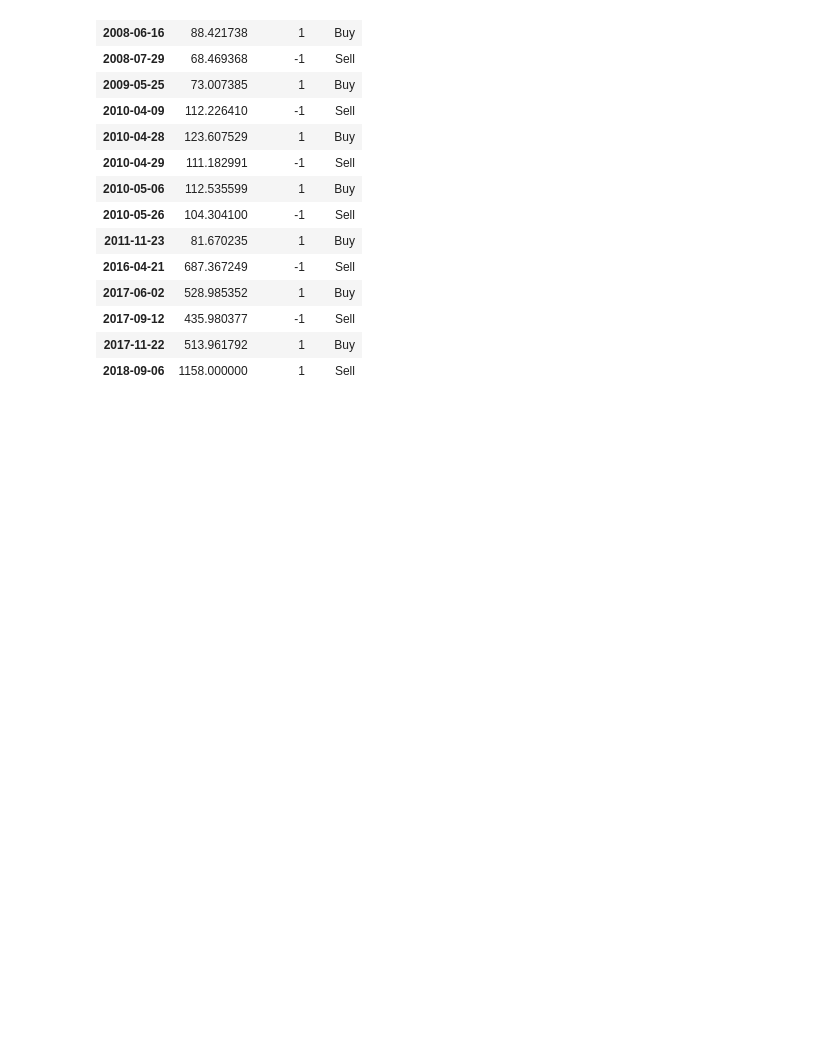
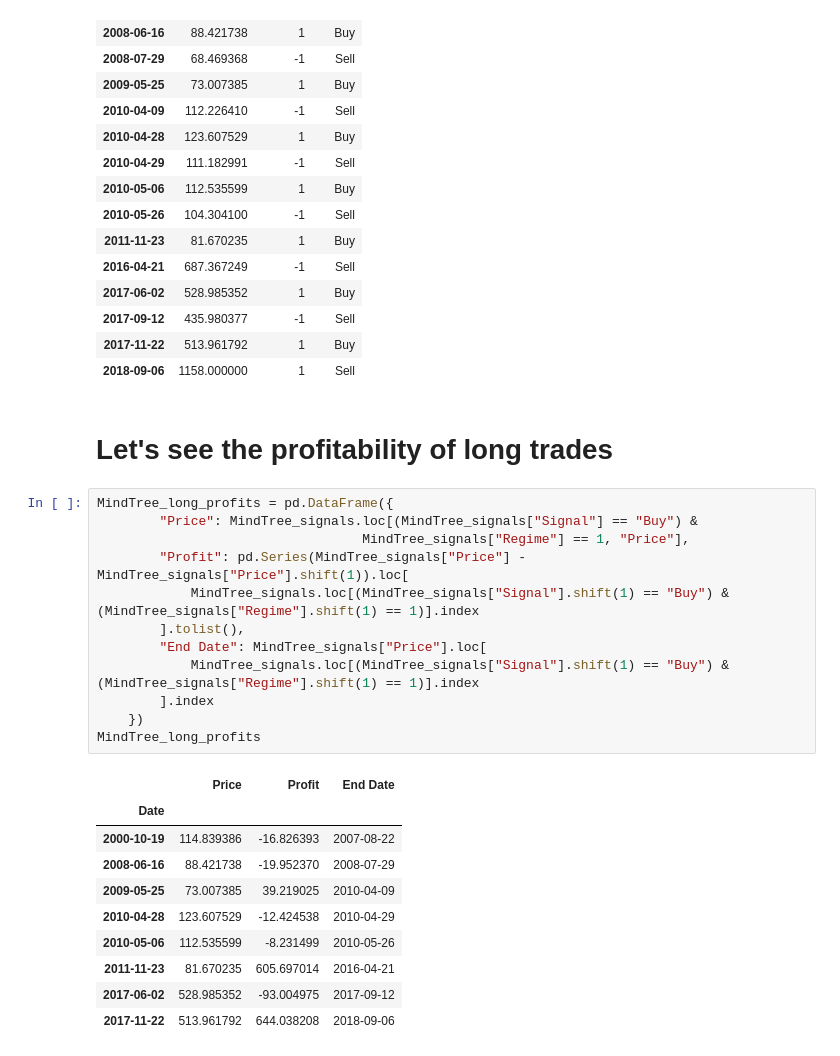
Before and after one commit to AI-Regime/StockInsider, a Jupyter notebook: notebooks/StockSignals.ipynb, the cells around one changed output. Saved outputs shown, nothing was run; the diff lists cells and outputs as text; blank space fills up the shorter version.

```diff
--- a/notebooks/StockSignals.ipynb
+++ b/notebooks/StockSignals.ipynb
@@ -154,3 +141,28 @@ MindTree_signals
 | 2017-09-12 | 435.980377 | -1 | Sell |
 | 2017-11-22 | 513.961792 | 1 | Buy |
 | 2018-09-06 | 1158.000000 | 1 | Sell |
+# %% [markdown]
+# Let's see the profitability of long trades
+# %%
+MindTree_long_profits = pd.DataFrame({
+        "Price": MindTree_signals.loc[(MindTree_signals["Signal"] == "Buy") &
+                                  MindTree_signals["Regime"] == 1, "Price"],
+        "Profit": pd.Series(MindTree_signals["Price"] - MindTree_signals["Price"].shift(1)).loc[
+            MindTree_signals.loc[(MindTree_signals["Signal"].shift(1) == "Buy") & (MindTree_signals["Regime"].shift(1) == 1)].index
+        ].tolist(),
+        "End Date": MindTree_signals["Price"].loc[
+            MindTree_signals.loc[(MindTree_signals["Signal"].shift(1) == "Buy") & (MindTree_signals["Regime"].shift(1) == 1)].index
+        ].index
+    })
+MindTree_long_profits
+# %% [output]
+|  | Price | Profit | End Date |
+| Date |  |  |  |
+| 2000-10-19 | 114.839386 | -16.826393 | 2007-08-22 |
+| 2008-06-16 | 88.421738 | -19.952370 | 2008-07-29 |
+| 2009-05-25 | 73.007385 | 39.219025 | 2010-04-09 |
+| 2010-04-28 | 123.607529 | -12.424538 | 2010-04-29 |
+| 2010-05-06 | 112.535599 | -8.231499 | 2010-05-26 |
+| 2011-11-23 | 81.670235 | 605.697014 | 2016-04-21 |
+| 2017-06-02 | 528.985352 | -93.004975 | 2017-09-12 |
+| 2017-11-22 | 513.961792 | 644.038208 | 2018-09-06 |
```
Also changed, not shown: parts of 4 cells of this notebook, 1 other file.
